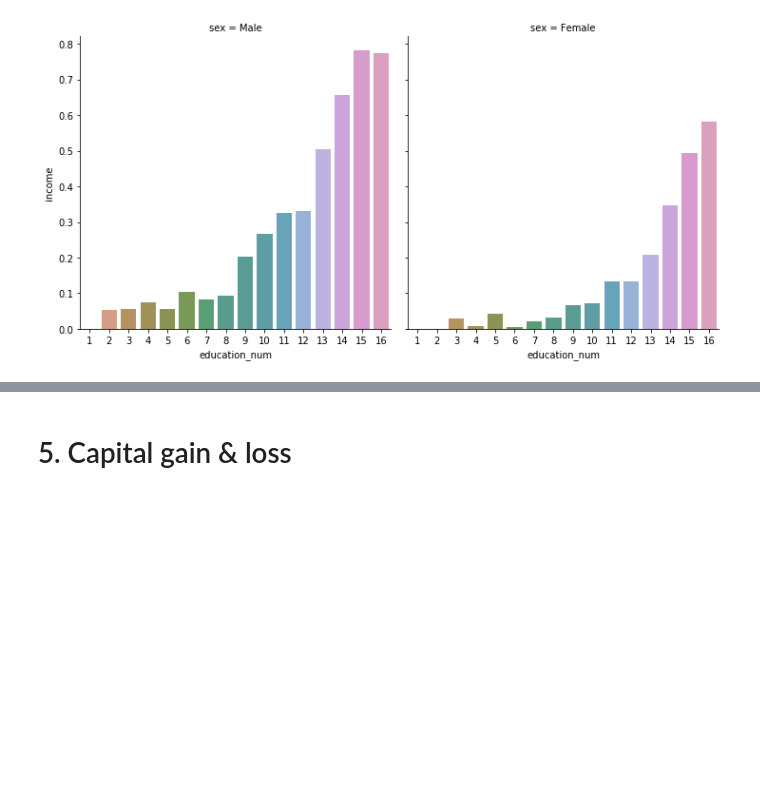
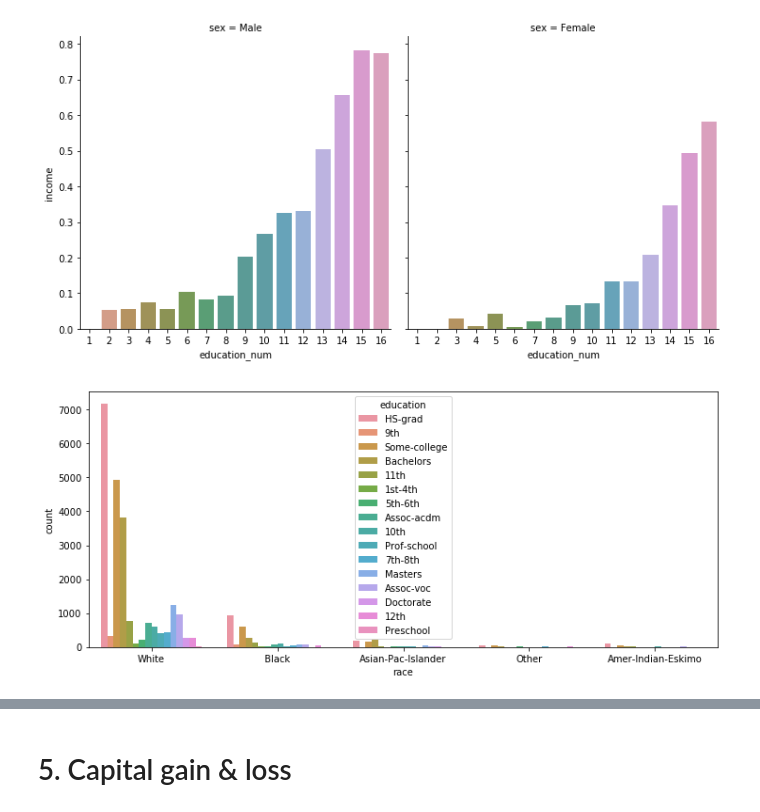
Before and after one commit to HeegonJin/kakr-4th-competition, a Jupyter notebook: EDA.ipynb, the cells around one changed output, grey strips where cells are left out. Cells and saved outputs as stored; diff of their text form; code cells hidden in the pictures; blank space fills up the shorter version.

```diff
--- a/EDA.ipynb
+++ b/EDA.ipynb
@@ -283,3 +283,9 @@ sns.catplot(x="education_num", y="income", col="sex",
 # %% [output]
 <seaborn.axisgrid.FacetGrid at 0x...>
 [figure]
+# %%
+fig, ax = plt.subplots(1,1, figsize= (12, 5))
+sns.countplot(data=train, x='race', ax = ax, hue='education')
+plt.show()
+# %% [output]
+[figure, added]
```
Also changed, not shown: parts of 20 cells of this notebook, 3 other files.
